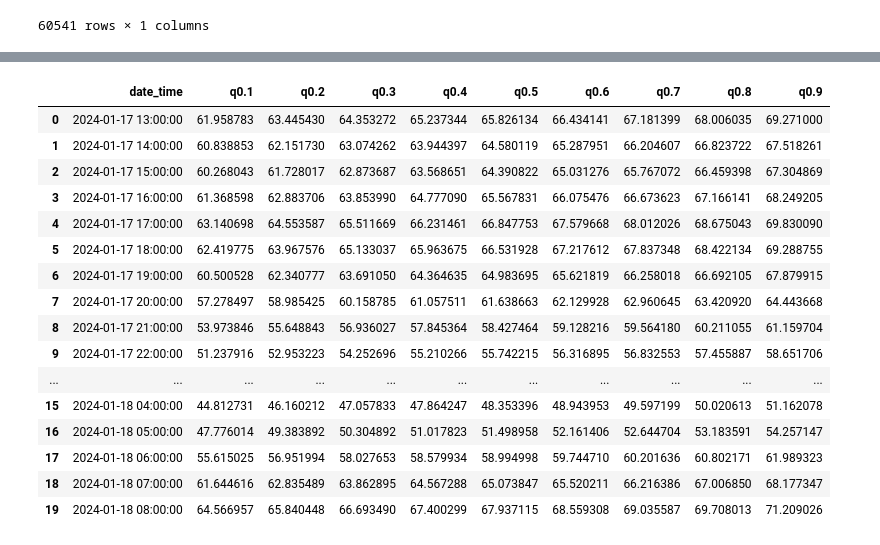
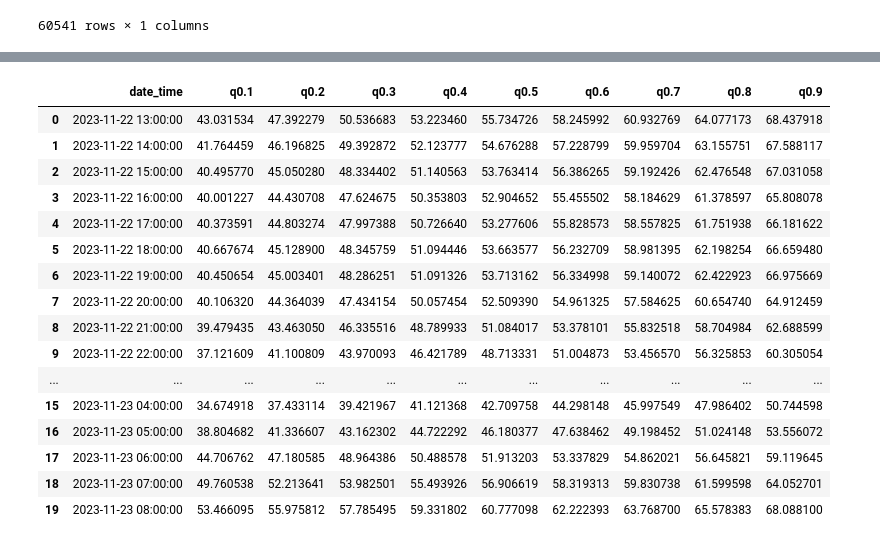
Before and after one commit to mweinreuter/PTSFC, a Jupyter notebook: energy_consumption/models/knn/knn.ipynb, the cells around one changed output, grey strips where cells are left out. Drawn from its saved outputs; the diff is of its cells as text; code cells hidden in the pictures.

```diff
--- a/energy_consumption/models/knn/knn.ipynb
+++ b/energy_consumption/models/knn/knn.ipynb
@@ -106,3 +135,7 @@ y.var()
 # %% [output]
 energy_consumption    98.971323
 dtype: float64
+# %%
+X = X[20000:]
+y = y[20000:]
+y
@@ -244,7 +309,7 @@ for train_index, test_index in tscv.split(X):
 
     # Create a KNeighborsRegressor instance
     knn_model = KNeighborsRegressor(
-        n_neighbors=7, weights='distance')  # adjust
+        n_neighbors=5, weights='distance')  # adjust
     knn_model.fit(X_train, y_train)
 
     # estimate forecast means
@@ -256,7 +321,7 @@ for train_index, test_index in tscv.split(X):
     # safe
     residuals.loc[len(residuals)] = residuals_est
 
-    neigh_dist, neigh_ind = knn_model.kneighbors(X_test, 7)
+    neigh_dist, neigh_ind = knn_model.kneighbors(X_test, 5)
     distances.loc[len(distances)] = np.mean(neigh_dist, axis=1)
 
 residuals
@@ -522,3 +650,26 @@ def get_quantiles(mean_est, neighbor_distances, indexes, quantiles):
+# %%
+residuals = pd.read_csv(
+    'c:\\Users\\Maria\\Documents\\Studium\\Pyhton Projekte\\PTSFC\\energy_consumption\\models\\knn\\residuals.csv')
+distances = pd.read_csv(
+    'c:\\Users\\Maria\\Documents\\Studium\\Pyhton Projekte\\PTSFC\\energy_consumption\\models\\knn\\distances.csv')
+
+def get_quantiles(mean_est, neighbor_distances, quantiles):
+
+    quantile_df = pd.DataFrame()
+    quantiles = (np.array(quantiles))
+
+    mean_distances = np.array(distances['mean_distance'])
+    distance_specific = neighbor_distances.mean(axis=1)
+    distance_ratio = (distance_specific/mean_distances)#durch?
+
+    mean_residuals = np.array(residuals.mean(axis=0))
+    mean_corr = np.array(mean_est) - mean_residuals
+
+    std_dev_residuals = np.array(residuals.std(axis=0))
+    for q in quantiles:
+        quantile_df[f'q{q}'] = mean_corr+distance_ratio*norm.ppf(q, loc=0)*std_dev_residuals*(0.75)
+
+    return quantile_df
 # %%
 def get_KNNRegression_forecasts(energydata=np.nan, indexes=[47, 51, 55, 71, 75, 79], quantiles=[0.025, 0.25, 0.5, 0.75, 0.975], periods=100, abs_eval = False):
 
@@ -526,7 +677,7 @@ def get_KNNRegression_forecasts(energydata=np.nan, indexes=[47, 51, 55, 71, 75,
         # use derived optimum for number of years
         energydata = extract_energy_data.get_data(num_years=0.25) # change to 7
 
-    energydata = extract_all_features.get_energy_and_standardized_features(
+    energydata = extract_all_features.get_energy_and_standardized_features2(
         energydata, knn=True)
 
     X = energydata.drop(columns=['energy_consumption'])
@@ -536,24 +687,24 @@ def get_KNNRegression_forecasts(energydata=np.nan, indexes=[47, 51, 55, 71, 75,
     energyforecast = get_forecast_timestamps.forecast_timestamps(
         energydata.index[-1])
 
-    X_pred = extract_all_features.get_energy_and_standardized_features(
+    X_pred = extract_all_features.get_energy_and_standardized_features2(
         energyforecast, knn=True)
 
     X, X_pred = drop_years(X, X_pred)
 
     # fit KNNRegression with best k
-    knn_model = KNeighborsRegressor(n_neighbors=7, weights='distance')
+    knn_model = KNeighborsRegressor(n_neighbors=5, weights='distance')
 
     # Fit the model on the scaled data
     knn_model.fit(X, y)
 
     # estimate forecast mean
     mean_est = knn_model.predict(X_pred)
-    neighbor_distances, neighbor_indizes = knn_model.kneighbors(X_pred, 7)
+    neighbor_distances, neighbor_indizes = knn_model.kneighbors(X_pred, 5)
 
     # estimate quantile forecasts
     quantile_forecasts = get_quantiles(
-        mean_est, neighbor_distances, indexes, quantiles)
+        mean_est, neighbor_distances, quantiles).iloc[indexes]
 
     # return quantile forecasts in terms of absolute evaluation
     if abs_eval == True:
@@ -576,5 +727,6 @@ def get_KNNRegression_forecasts(energydata=np.nan, indexes=[47, 51, 55, 71, 75,
 
         return forecast_frame
 # %%
-get_KNNRegression_forecasts(indexes = list(range(20)), quantiles=[0.1, 0.2, 0.3, 0.4, 0.5, 0.6, 0.7, 0.8, 0.9], abs_eval = True)
+nd = get_KNNRegression_forecasts(energydata, indexes = list(range(20)), quantiles=[0.1, 0.2, 0.3, 0.4, 0.5, 0.6, 0.7, 0.8, 0.9], abs_eval = True)
+nd
 # %% [output]
@@ -598,17 +737,17 @@ get_KNNRegression_forecasts(indexes = list(range(20)), quantiles=[0.1, 0.2, 0.3,
 |  | date_time | q0.1 | q0.2 | q0.3 | q0.4 | q0.5 | q0.6 | q0.7 | q0.8 | q0.9 |
-| 0 | 2024-01-17 13:00:00 | 61.958783 | 63.445430 | 64.353272 | 65.237344 | 65.826134 | 66.434141 | 67.181399 | 68.006035 | 69.271000 |
-| 1 | 2024-01-17 14:00:00 | 60.838853 | 62.151730 | 63.074262 | 63.944397 | 64.580119 | 65.287951 | 66.204607 | 66.823722 | 67.518261 |
-| 2 | 2024-01-17 15:00:00 | 60.268043 | 61.728017 | 62.873687 | 63.568651 | 64.390822 | 65.031276 | 65.767072 | 66.459398 | 67.304869 |
-| 3 | 2024-01-17 16:00:00 | 61.368598 | 62.883706 | 63.853990 | 64.777090 | 65.567831 | 66.075476 | 66.673623 | 67.166141 | 68.249205 |
-| 4 | 2024-01-17 17:00:00 | 63.140698 | 64.553587 | 65.511669 | 66.231461 | 66.847753 | 67.579668 | 68.012026 | 68.675043 | 69.830090 |
-| 5 | 2024-01-17 18:00:00 | 62.419775 | 63.967576 | 65.133037 | 65.963675 | 66.531928 | 67.217612 | 67.837348 | 68.422134 | 69.288755 |
-| 6 | 2024-01-17 19:00:00 | 60.500528 | 62.340777 | 63.691050 | 64.364635 | 64.983695 | 65.621819 | 66.258018 | 66.692105 | 67.879915 |
-| 7 | 2024-01-17 20:00:00 | 57.278497 | 58.985425 | 60.158785 | 61.057511 | 61.638663 | 62.129928 | 62.960645 | 63.420920 | 64.443668 |
-| 8 | 2024-01-17 21:00:00 | 53.973846 | 55.648843 | 56.936027 | 57.845364 | 58.427464 | 59.128216 | 59.564180 | 60.211055 | 61.159704 |
-| 9 | 2024-01-17 22:00:00 | 51.237916 | 52.953223 | 54.252696 | 55.210266 | 55.742215 | 56.316895 | 56.832553 | 57.455887 | 58.651706 |
+| 0 | 2023-11-22 13:00:00 | 43.031534 | 47.392279 | 50.536683 | 53.223460 | 55.734726 | 58.245992 | 60.932769 | 64.077173 | 68.437918 |
+| 1 | 2023-11-22 14:00:00 | 41.764459 | 46.196825 | 49.392872 | 52.123777 | 54.676288 | 57.228799 | 59.959704 | 63.155751 | 67.588117 |
+| 2 | 2023-11-22 15:00:00 | 40.495770 | 45.050280 | 48.334402 | 51.140563 | 53.763414 | 56.386265 | 59.192426 | 62.476548 | 67.031058 |
+| 3 | 2023-11-22 16:00:00 | 40.001227 | 44.430708 | 47.624675 | 50.353803 | 52.904652 | 55.455502 | 58.184629 | 61.378597 | 65.808078 |
+| 4 | 2023-11-22 17:00:00 | 40.373591 | 44.803274 | 47.997388 | 50.726640 | 53.277606 | 55.828573 | 58.557825 | 61.751938 | 66.181622 |
+| 5 | 2023-11-22 18:00:00 | 40.667674 | 45.128900 | 48.345759 | 51.094446 | 53.663577 | 56.232709 | 58.981395 | 62.198254 | 66.659480 |
+| 6 | 2023-11-22 19:00:00 | 40.450654 | 45.003401 | 48.286251 | 51.091326 | 53.713162 | 56.334998 | 59.140072 | 62.422923 | 66.975669 |
+| 7 | 2023-11-22 20:00:00 | 40.106320 | 44.364039 | 47.434154 | 50.057454 | 52.509390 | 54.961325 | 57.584625 | 60.654740 | 64.912459 |
+| 8 | 2023-11-22 21:00:00 | 39.479435 | 43.463050 | 46.335516 | 48.789933 | 51.084017 | 53.378101 | 55.832518 | 58.704984 | 62.688599 |
+| 9 | 2023-11-22 22:00:00 | 37.121609 | 41.100809 | 43.970093 | 46.421789 | 48.713331 | 51.004873 | 53.456570 | 56.325853 | 60.305054 |
 | ... | ... | ... | ... | ... | ... | ... | ... | ... | ... | ... |
-| 15 | 2024-01-18 04:00:00 | 44.812731 | 46.160212 | 47.057833 | 47.864247 | 48.353396 | 48.943953 | 49.597199 | 50.020613 | 51.162078 |
-| 16 | 2024-01-18 05:00:00 | 47.776014 | 49.383892 | 50.304892 | 51.017823 | 51.498958 | 52.161406 | 52.644704 | 53.183591 | 54.257147 |
-| 17 | 2024-01-18 06:00:00 | 55.615025 | 56.951994 | 58.027653 | 58.579934 | 58.994998 | 59.744710 | 60.201636 | 60.802171 | 61.989323 |
-| 18 | 2024-01-18 07:00:00 | 61.644616 | 62.835489 | 63.862895 | 64.567288 | 65.073847 | 65.520211 | 66.216386 | 67.006850 | 68.177347 |
-| 19 | 2024-01-18 08:00:00 | 64.566957 | 65.840448 | 66.693490 | 67.400299 | 67.937115 | 68.559308 | 69.035587 | 69.708013 | 71.209026 |
+| 15 | 2023-11-23 04:00:00 | 34.674918 | 37.433114 | 39.421967 | 41.121368 | 42.709758 | 44.298148 | 45.997549 | 47.986402 | 50.744598 |
+| 16 | 2023-11-23 05:00:00 | 38.804682 | 41.336607 | 43.162302 | 44.722292 | 46.180377 | 47.638462 | 49.198452 | 51.024148 | 53.556072 |
+| 17 | 2023-11-23 06:00:00 | 44.706762 | 47.180585 | 48.964386 | 50.488578 | 51.913203 | 53.337829 | 54.862021 | 56.645821 | 59.119645 |
+| 18 | 2023-11-23 07:00:00 | 49.760538 | 52.213641 | 53.982501 | 55.493926 | 56.906619 | 58.319313 | 59.830738 | 61.599598 | 64.052701 |
+| 19 | 2023-11-23 08:00:00 | 53.466095 | 55.975812 | 57.785495 | 59.331802 | 60.777098 | 62.222393 | 63.768700 | 65.578383 | 68.088100 |
```
Also changed, not shown: parts of 37 cells of this notebook, 6 other files.
